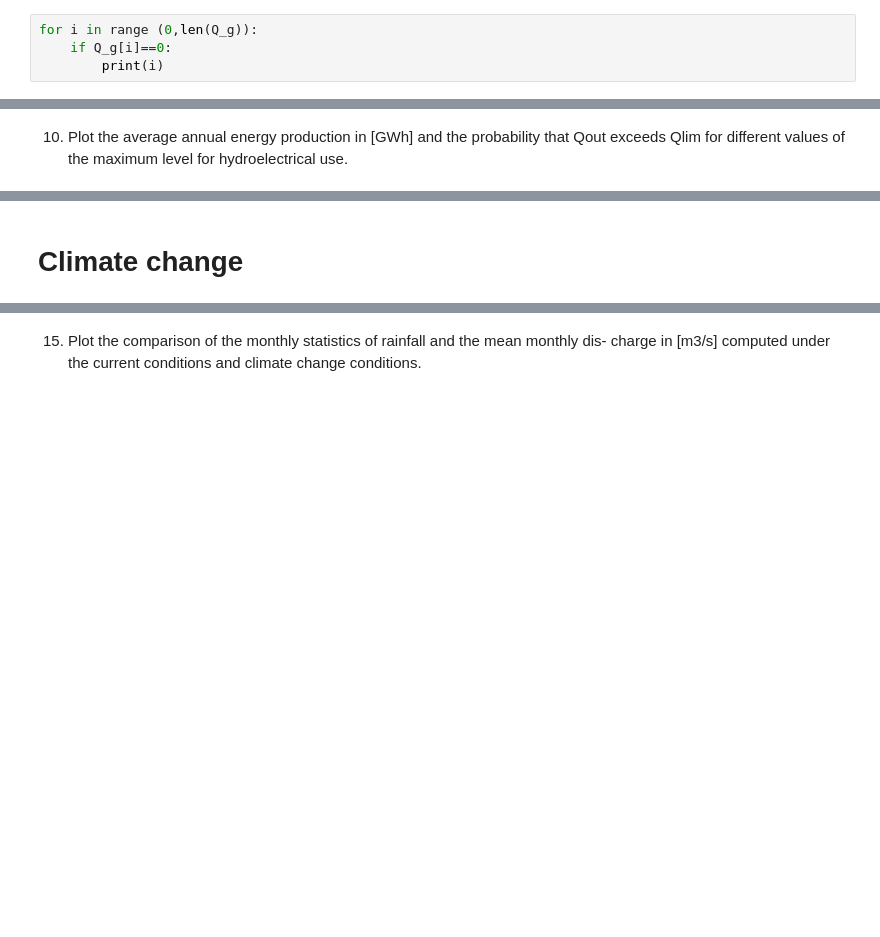
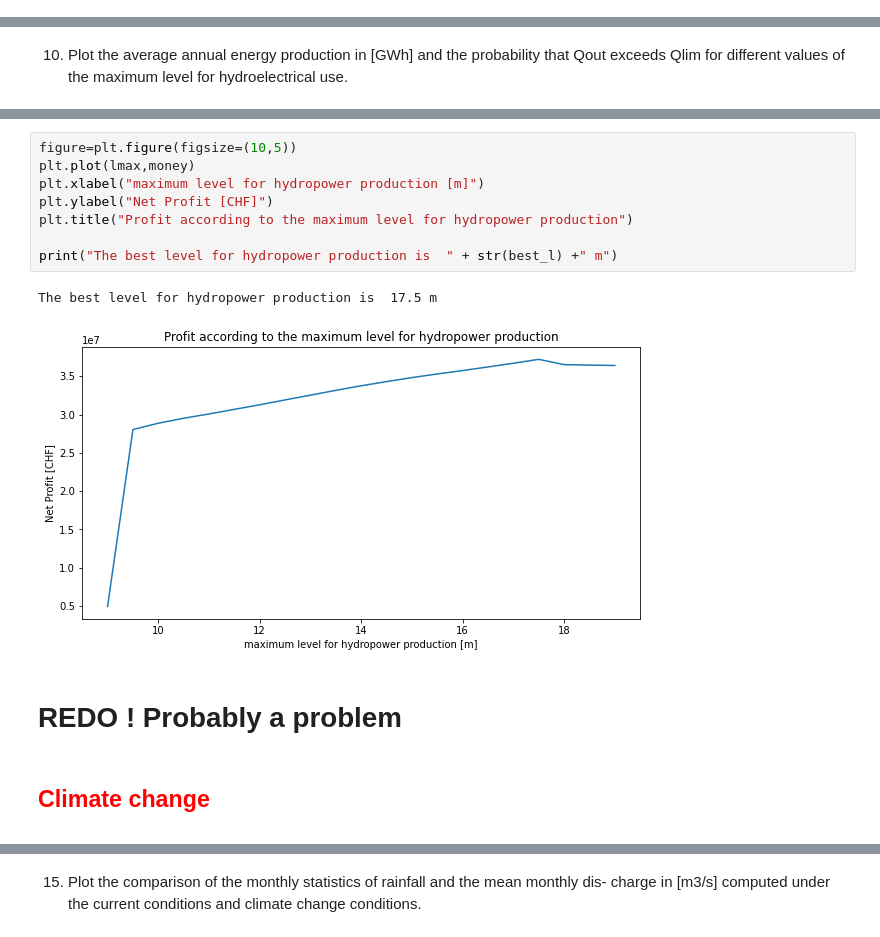
Before and after one commit to romainphan/WRE, a Jupyter notebook: Main.ipynb, the cells around one changed output, grey strips where cells are left out. Saved outputs shown, nothing was run; the diff lists cells and outputs as text; blank space fills up the shorter version.

```diff
--- a/Main.ipynb
+++ b/Main.ipynb
@@ -293,4 +120,0 @@ P=rain_gen(years=6,plot=False)
-# %%
-for i in range (0,len(Q_g)):
-    if Q_g[i]==0:
-        print(i)
@@ -355,2 +206,15 @@ plt.plot(Q)
+# %%
+figure=plt.figure(figsize=(10,5))
+plt.plot(lmax,money)
+plt.xlabel("maximum level for hydropower production [m]")
+plt.ylabel("Net Profit [CHF]")
+plt.title("Profit according to the maximum level for hydropower production")
+
+print("The best level for hydropower production is  " + str(best_l) +" m")
+# %% [output]
+The best level for hydropower production is  17.5 m
+[figure, added]
+# %% [markdown]
+# REDO ! Probably a problem
 # %% [markdown]
-# Climate change
+##  <p style="color:red">  Climate change </p>
```
Also changed, not shown: parts of 54 cells of this notebook, 3 other files.
